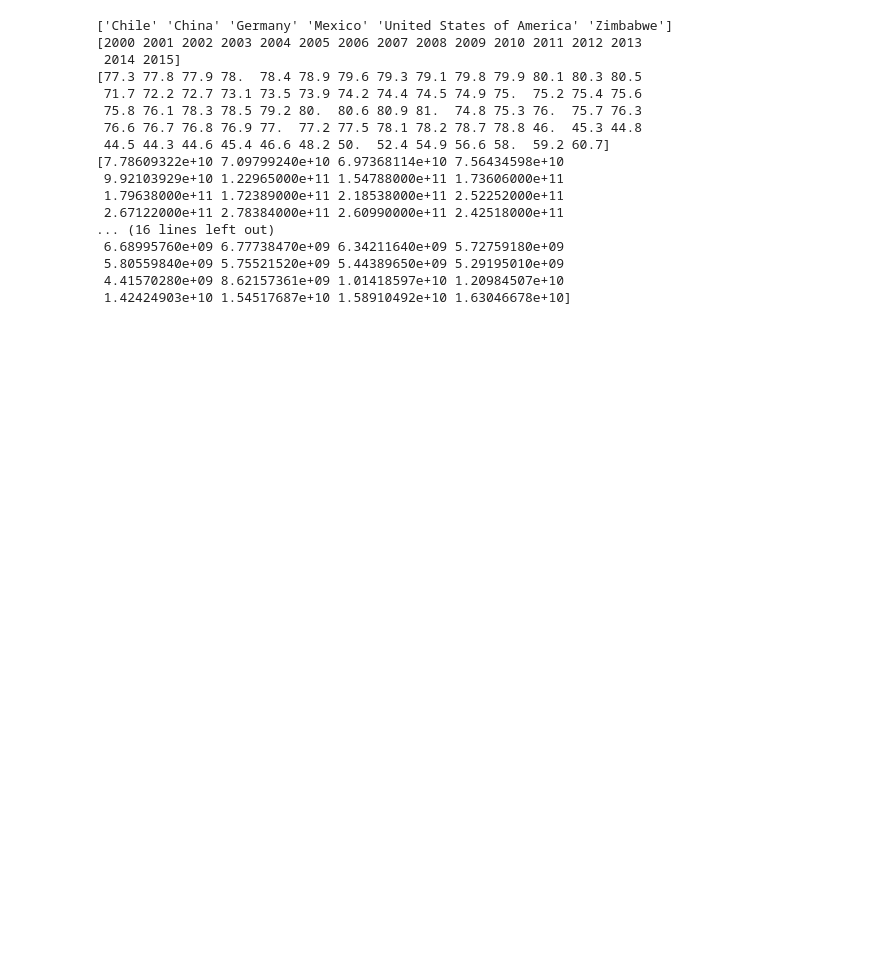
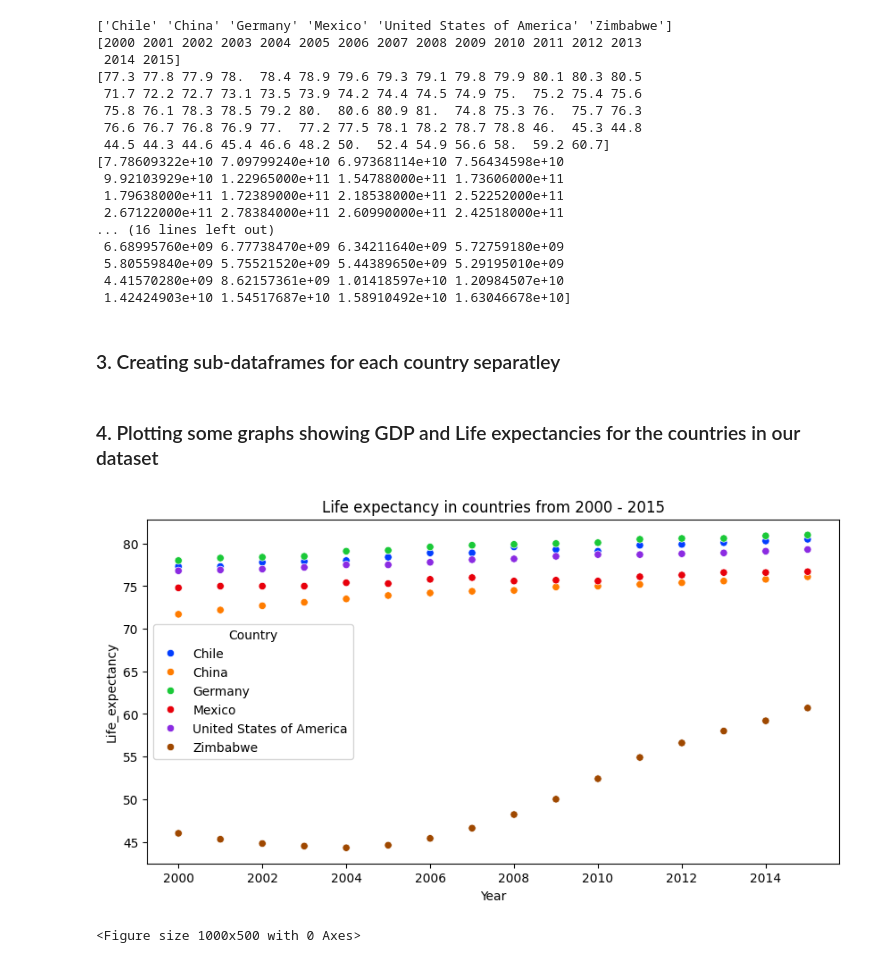
Before and after one commit to dmernik4/Life-Expectancy-and-GDP, a Jupyter notebook: life_expectancy_gdp.ipynb, the cells around one changed output. Drawn from its saved outputs; the diff is of its cells as text; code cells hidden in the pictures; blank space fills up the shorter version.

```diff
--- a/life_expectancy_gdp.ipynb
+++ b/life_expectancy_gdp.ipynb
@@ -51,4 +68,6 @@ for col in df:
  5.80559840e+09 5.75521520e+09 5.44389650e+09 5.29195010e+09
  4.41570280e+09 8.62157361e+09 1.01418597e+10 1.20984507e+10
  1.42424903e+10 1.54517687e+10 1.58910492e+10 1.63046678e+10]
+# %% [markdown]
+### 3. Creating sub-dataframes for each country separatley
 # %%
@@ -58,4 +78,15 @@ Germany = df[(df.Country == "Germany")]
 mexico = df[(df.Country == "Mexico")]
 usa = df[(df.Country == "United States of America")]
 zimbabwe = df[(df.Country == "Zimbabwe")]
+# %% [markdown]
+### 4. Plotting some graphs showing GDP and Life expectancies for the countries in our dataset
+# %%
+# Life expectancy in countries through years
+sns.scatterplot(x = "Year", y = "Life_expectancy", hue = "Country", palette = "bright", data = df)
+plt.title("Life expectancy in countries from 2000 - 2015")
+plt.show()
+plt.clf()
+# %% [output]
+[figure, added]
+<Figure size 1000x500 with 0 Axes>
 # %%
```
Also changed, not shown: parts of 12 cells of this notebook.
